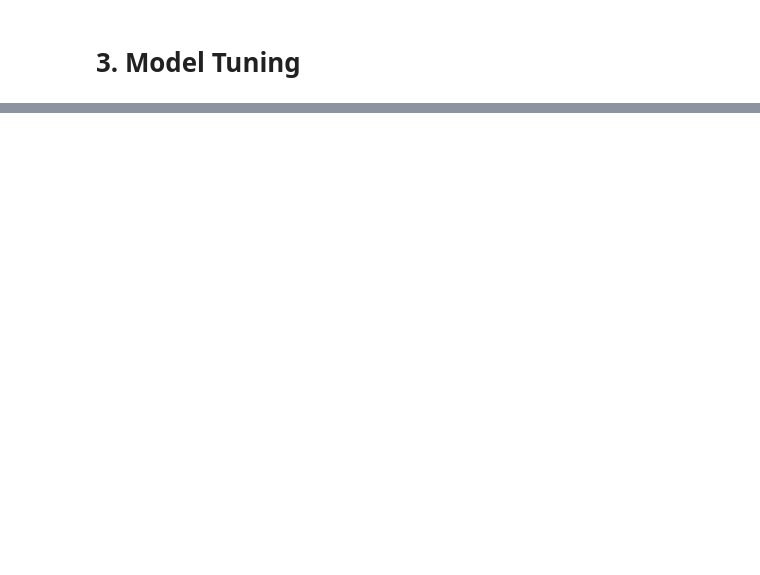
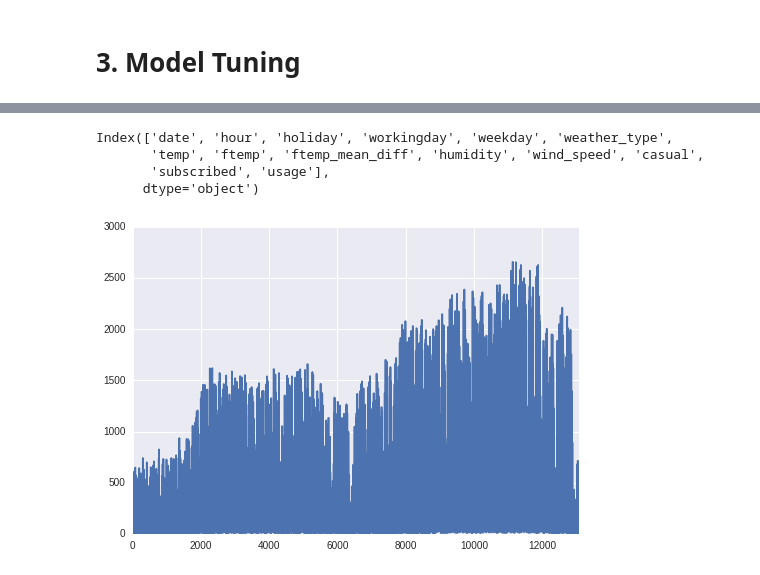
Before and after one commit to TimurKasatkin/kaggle_transport-usage-prediction, a Jupyter notebook: transport_usage_prediction.ipynb, the cells around one changed output, grey strips where cells are left out. Saved outputs shown, nothing was run; the diff lists cells and outputs as text; code cells hidden in the pictures; blank space fills up the shorter version.

```diff
--- a/transport_usage_prediction.ipynb
+++ b/transport_usage_prediction.ipynb
@@ -218,0 +302,11 @@ grid.best_params_
+# %%
+train_casual_df.columns
+# %% [output]
+Index(['date', 'hour', 'holiday', 'workingday', 'weekday', 'weather_type',
+       'temp', 'ftemp', 'ftemp_mean_diff', 'humidity', 'wind_speed', 'casual',
+       'subscribed', 'usage'],
+      dtype='object')
+# %%
+train_df.subscribed.plot();
+# %% [output]
+[figure, added]
```
Also changed, not shown: parts of 65 cells of this notebook, 3 other files.
